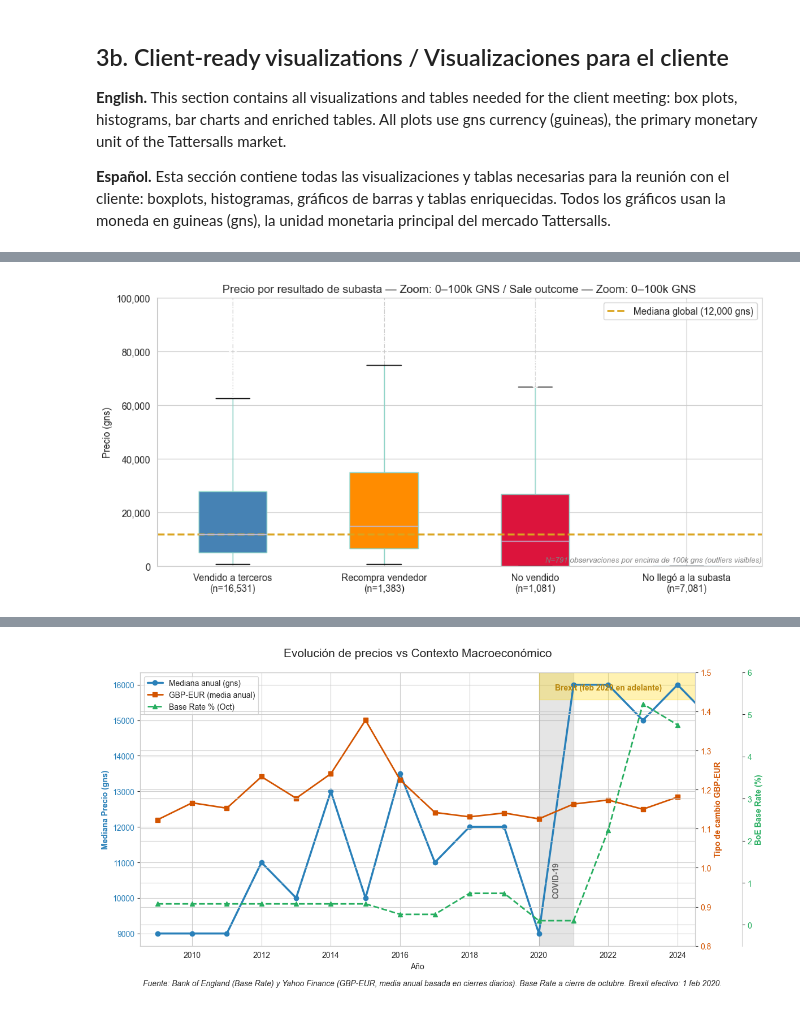
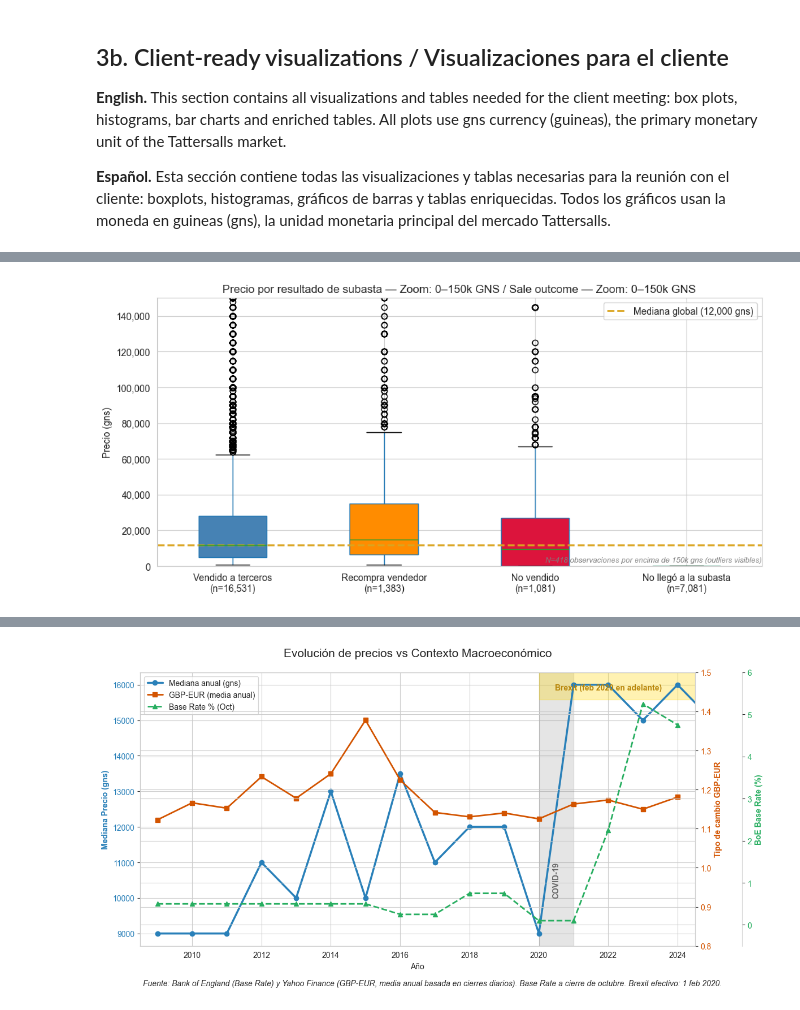
Before and after one commit to carroyo03/tfm-tattersalls, a Jupyter notebook: 01_EDA.ipynb, the cells around one changed output, grey strips where cells are left out. Cells and saved outputs as stored; diff of their text form; code cells hidden in the pictures.

```diff
--- a/01_EDA.ipynb
+++ b/01_EDA.ipynb
@@ -580,6 +472,20 @@ autumn_horses_df['sire_clean'] = autumn_horses_df['sire_clean'].fillna(title_fro
 autumn_horses_df['dam_clean'] = autumn_horses_df['dam_clean'].fillna(title_from_canonical(autumn_horses_df['dam_entity']))
 autumn_horses_df['damsire_clean'] = autumn_horses_df['damsire_clean'].fillna(title_from_canonical(autumn_horses_df['damsire_entity']))
 autumn_horses_df['consignor_label'] = title_from_canonical(autumn_horses_df['consignor_entity_exact']).fillna(autumn_horses_df['consignor_display'])
+
+# Day Normalization (Equivalence 4 vs 5 days) / Normalización de Días (Equivalencia 4 vs 5 días)
+# Logic: Map days to a 0.0 - 1.0 scale within each year to ensure comparability.
+def get_day_norm_ratio(day_series):
+    max_day = day_series.max()
+    if max_day <= 1:
+        return 0.0
+    return (day_series - 1) / (max_day - 1)
+
+autumn_horses_df['day_norm_ratio'] = autumn_horses_df.groupby('sale_year')['day'].transform(get_day_norm_ratio)
+
+# To keep it categorical and readable: "Day 1", "Day 2", "Day 3", "Day 4"
+# We'll use a 4-bin approach or just handle the 5th day as "Late Sale"
+autumn_horses_df['day_normalized'] = np.round(autumn_horses_df['day_norm_ratio'] * 3 + 1).astype(int)
 autumn_horses_df['consignor_family'] = autumn_horses_df['consignor_entity_exact'].map(
     lambda x: normalize_root_entity(x, stopwords=consignor_stopwords, aliases=consignor_aliases)
 ).fillna(autumn_horses_df['consignor_label'])
@@ -602,12 +508,3 @@ autumn_horses_df[[
 | 2 | Commanche Falls (GB) | Commanche Falls | GB | Dark Angel (IRE) | Dark Angel | IRE | ... |
 | 3 | Summerghand (IRE) | Summerghand | IRE | Shamardal (USA) | Shamardal | USA | ... |
 | 4 | Regal Reality (GB) | Regal Reality | GB | Galileo (IRE) | Galileo | IRE | ... |
-# %%
-# English: prefer the monetary fields already present in the source file.
-# Español: preferimos los campos monetarios ya presentes en el fichero fuente.
-autumn_horses_df['price_gns'] = parse_numeric_series(autumn_horses_df['price_gns'])
-autumn_horses_df['price_euros'] = parse_numeric_series(autumn_horses_df['price_euros_raw'])
-autumn_horses_df['price_eur_per_gns'] = autumn_horses_df['price_euros'] / autumn_horses_df['price_gns']
-
-print('Median EUR per guinea from embedded source values:', autumn_horses_df['price_eur_per_gns'].dropna().median())
-print('Rows with a euro value in the source file:', int(autumn_horses_df['price_euros'].notna().sum()))
@@ -957,7 +816,7 @@ df_with_price = autumn_horses_df[
     autumn_horses_df['sale_outcome'].isin(outcomes_order)
 ].copy()
 df_with_price['sale_outcome'] = pd.Categorical(
-    df_with_price['sale_outcome'],
+    df_with_price['sale_outcome'].astype(str),
     categories=outcomes_order,
     ordered=True
 )
@@ -1013,46 +874,46 @@ display(outcome_summary)
 # %%
-# Boxplot 1b — ZOOM 0–100k GNS: precio por resultado de subasta
+# Boxplot 1b — ZOOM 0–150k GNS: precio por resultado de subasta
 outcomes_order = ['sold_to_third_party', 'vendor_buyback', 'not_sold', 'withdrawn']
 df_with_price = autumn_horses_df[autumn_horses_df['sale_outcome'].isin(outcomes_order)].copy()
 df_with_price['sale_outcome'] = pd.Categorical(
-    df_with_price['sale_outcome'], categories=outcomes_order, ordered=True
+    df_with_price['sale_outcome'].astype(str), categories=outcomes_order, ordered=True
 )
 df_with_price.loc[df_with_price['price_gns'].isna(), 'price_gns'] = 0
-n_above = (df_with_price['price_gns'] > 100_000).sum()
+n_above = (df_with_price['price_gns'] > 150_000).sum()
 
 palette = {
     'sold_to_third_party': 'steelblue', 'vendor_buyback': 'darkorange',
     'not_sold': 'crimson', 'withdrawn': 'green'
 }
 labels_es = {
     'sold_to_third_party': 'Vendido a terceros', 'vendor_buyback': 'Recompra vendedor',
     'not_sold': 'No vendido', 'withdrawn': 'No llegó a la subasta'
 }
 
 fig, ax = plt.subplots(figsize=(10, 5))
 bp = df_with_price.boxplot(column='price_gns', by='sale_outcome', ax=ax,
                            patch_artist=True, return_type='dict')
 for patch, key in zip(bp['price_gns']['boxes'], outcomes_order):
     patch.set_facecolor(palette[key])
 
 outcome_n = df_with_price.groupby('sale_outcome').size()
 new_xlabels = [f'{labels_es[k]}\n(n={outcome_n.get(k, 0):,})' for k in outcomes_order]
 ax.set_xticklabels(new_xlabels)
 
 global_median = df_sold['price_gns'].median()
 ax.axhline(global_median, color='goldenrod', linestyle='--', linewidth=2, label=f'Mediana global ({global_median:,.0f} gns)')
 ax.legend(loc='upper right')
-ax.set_ylim(0, 100_000)
-ax.set_title('Precio por resultado de subasta — Zoom: 0–100k GNS / Sale outcome — Zoom: 0–100k GNS')
+ax.set_ylim(0, 150_000)
+ax.set_title('Precio por resultado de subasta — Zoom: 0–150k GNS / Sale outcome — Zoom: 0–150k GNS')
 ax.set_ylabel('Precio (gns)')
 ax.set_xlabel('')
 plt.suptitle('')
 ax.yaxis.set_major_formatter(plt.FuncFormatter(lambda x, _: f'{x:,.0f}')) # type: ignore
-ax.annotate(f'N={n_above:,} observaciones por encima de 100k gns (outliers visibles)',
+ax.annotate(f'N={n_above:,} observaciones por encima de 150k gns (outliers visibles)',
             xy=(1.0, 0.01), xycoords='axes fraction',
             ha='right', va='bottom', fontsize=8, color='gray', style='italic')
 plt.tight_layout()
 plt.savefig('01_EDA_files/01_viz_price_by_outcome_zoom.png', dpi=150, bbox_inches='tight')
 plt.show()
 # %% [output]
-[figure, old version]
+[figure, new version]
```
Also changed, not shown: parts of 74 cells of this notebook, 1 other file.
